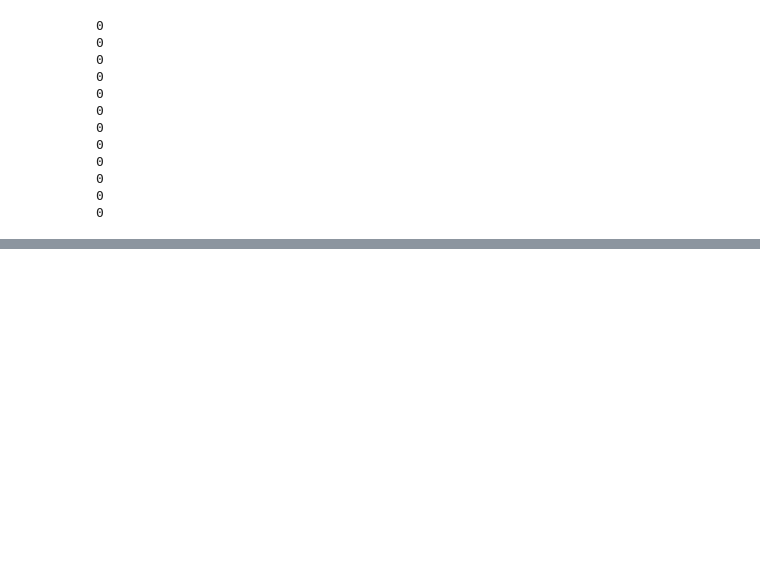
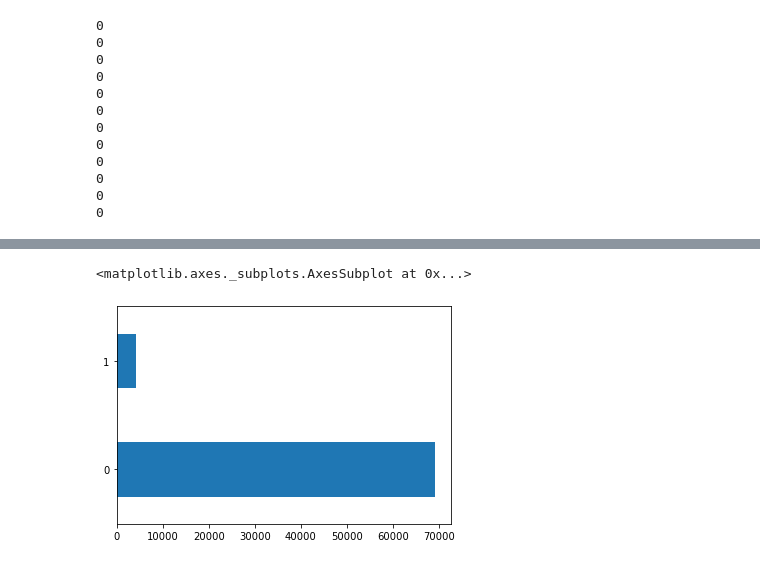
Before and after one commit to thunderock/AnalyticsVidhya_JANATAHACK, a Jupyter notebook: stocks/data_analysis.ipynb, the cells around one changed output, grey strips where cells are left out. Cells and saved outputs as stored; diff of their text form; code cells hidden in the pictures; blank space fills up the shorter version.

```diff
--- a/stocks/data_analysis.ipynb
+++ b/stocks/data_analysis.ipynb
@@ -58,0 +99,5 @@ df.unpredictability_score.value_counts(dropna=False, )
+# %%
+df.holiday.value_counts().plot(kind='barh')
+# %% [output]
+<matplotlib.axes._subplots.AxesSubplot at 0x...>
+[figure, added]
```
Also changed, not shown: parts of 34 cells of this notebook, 2 other files.
